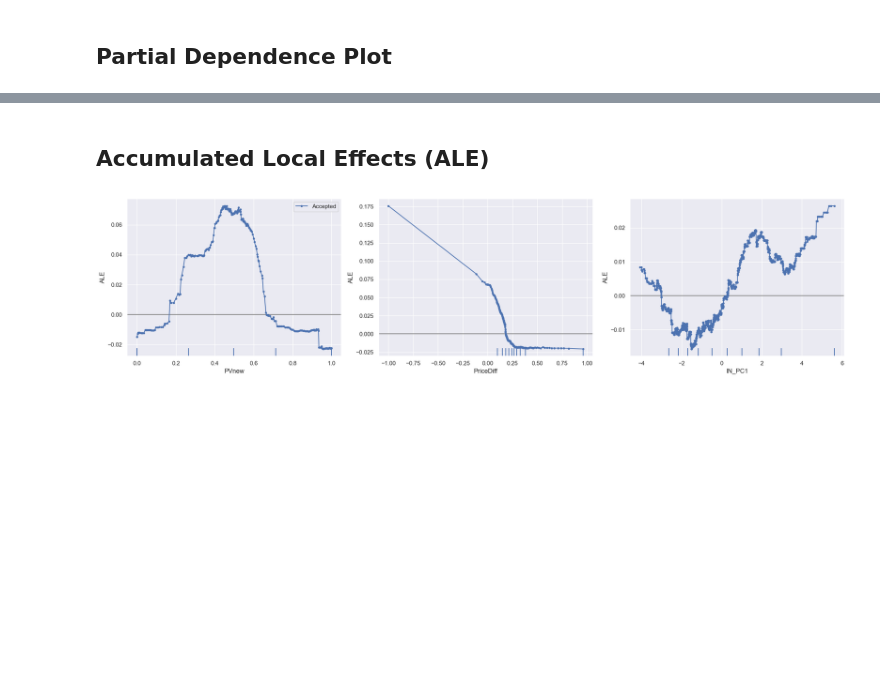
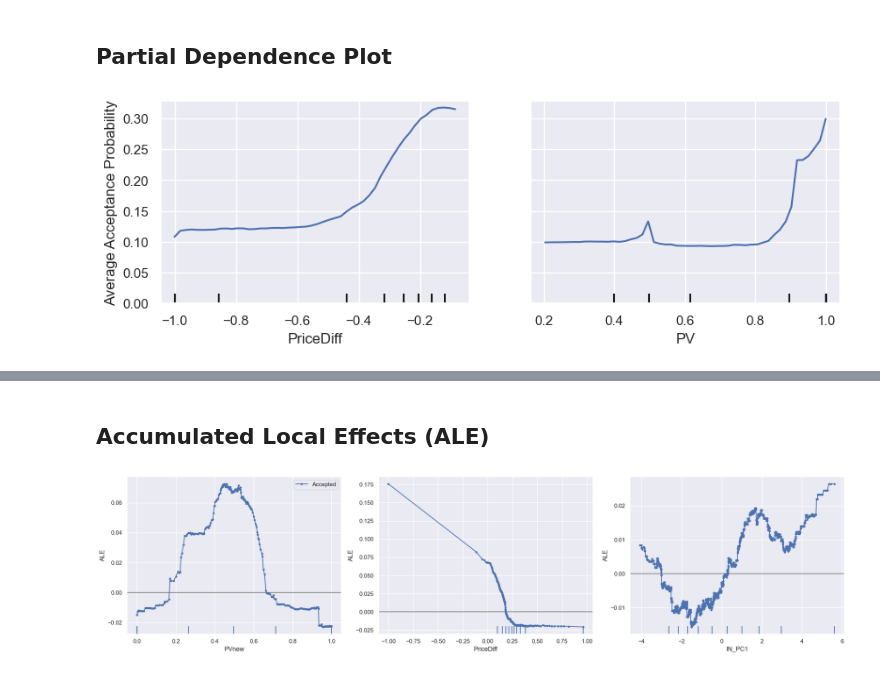
Before and after one commit to gkchln/asm_forecast, a Jupyter notebook: modeling/ModelExplainer.ipynb, the cells around one changed output, grey strips where cells are left out. Cells and saved outputs as stored; diff of their text form; code cells hidden in the pictures; blank space fills up the shorter version.

```diff
--- a/modeling/ModelExplainer.ipynb
+++ b/modeling/ModelExplainer.ipynb
@@ -187,5 +190,48 @@ test_importances
 # %% [markdown]
 ## Partial Dependence Plot
+# %%
+disp = PartialDependenceDisplay.from_estimator(
+    clf_pipeline,
+    X = test_df[features],
+    features = ['PriceDiff', 'PVnew'],
+    # categorical_features = np.array([col in features_to_encode for col in test_df[features].columns.to_list()]),
+    n_jobs = -1,
+    kind = ['average', 'average'],
+    subsample = 100,
+    grid_resolution = 50,  # Optional: controls the resolution of the grid for plotting
+    n_cols = 2,  # This arranges the subplots in two columns
+)
+
+# xtick_names = ['FG', 'FHC', 'HPS', 'HRP', 'HWR', 'TE']
+# disp.figure_.axes[1].set_xticklabels(xtick_names)
+
+# Change the x-axis labels for each subplot
+x_labels = ['PriceDiff', 'PV']
+# # Change the y-axis labels for each subplot
+# y_labels = ['Average Acceptance Probability', 'Average Acceptance Probability']
+
+# Iterate over each subplot and set the x-axis label
+for ax, label in zip(disp.axes_.ravel(), x_labels):
+    ax.set_xlabel(label)
+
+disp.axes_[0,0].set_ylabel('Average Acceptance Probability')
+disp.axes_[0,0].set_ylim(bottom=0)
+disp.axes_[0,1].set_ylim(bottom=0)
+
+# # Set the y-axis limits and labels
+# for ax, x_label, y_label in zip(disp.axes_.ravel(), x_labels, y_labels):
+#     ax.set_xlabel(x_label)
+#     ax.set_ylabel(y_label)
+#     ax.set_ylim(bottom=0)  # Set the y-axis to start at 0
+
+# # Force the subplots to share the same y-axis
+# for ax in disp.axes_.ravel()[1:]:  # Skip the first subplot as it will be the reference
+#     ax.get_shared_y_axes().join(disp.axes_.ravel()[0], ax)
+
+disp.figure_.set_size_inches(10,3)
+disp.figure_.subplots_adjust(hspace=0.1)
+# %% [output]
+[figure, added]
 # %%
 disp = PartialDependenceDisplay.from_estimator(
     clf_pipeline,
```
Also changed, not shown: parts of 9 cells of this notebook.
